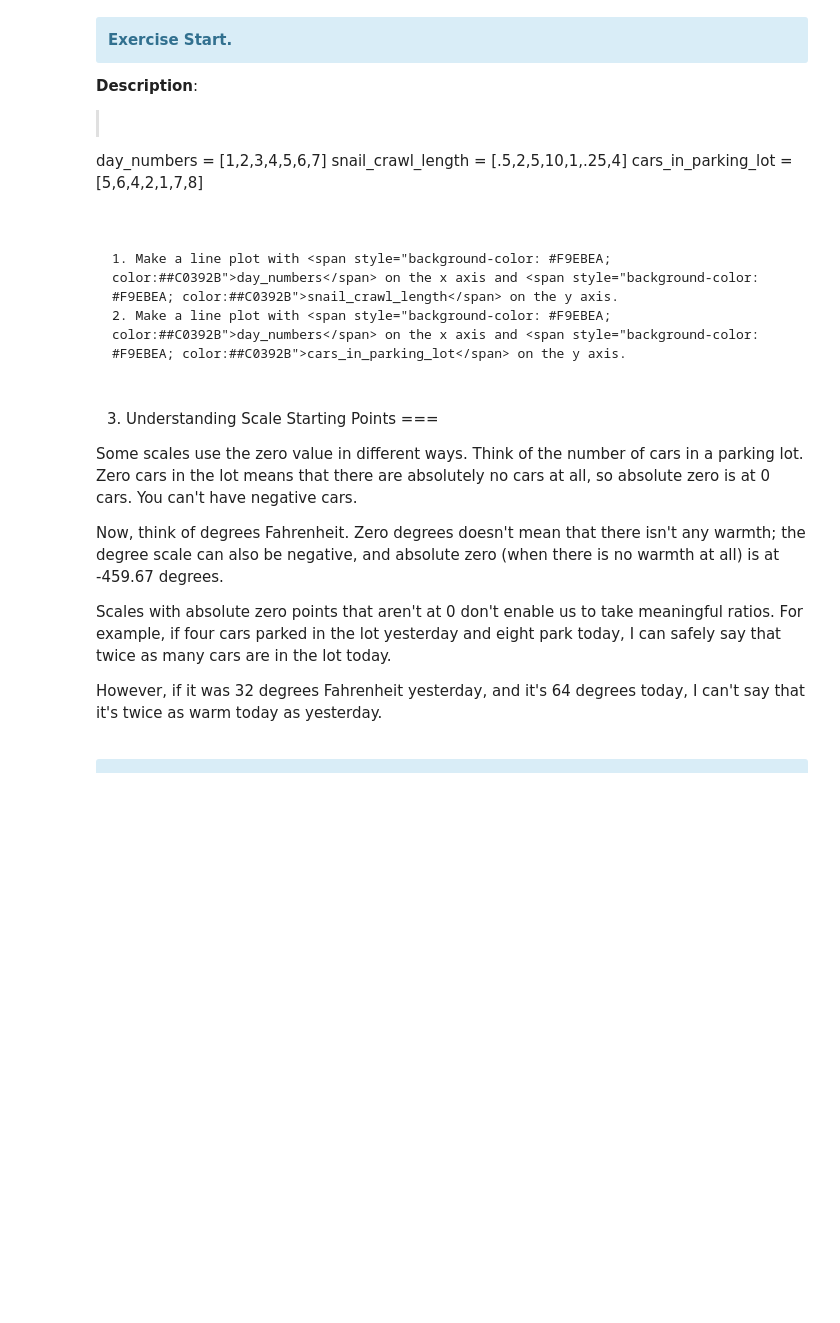
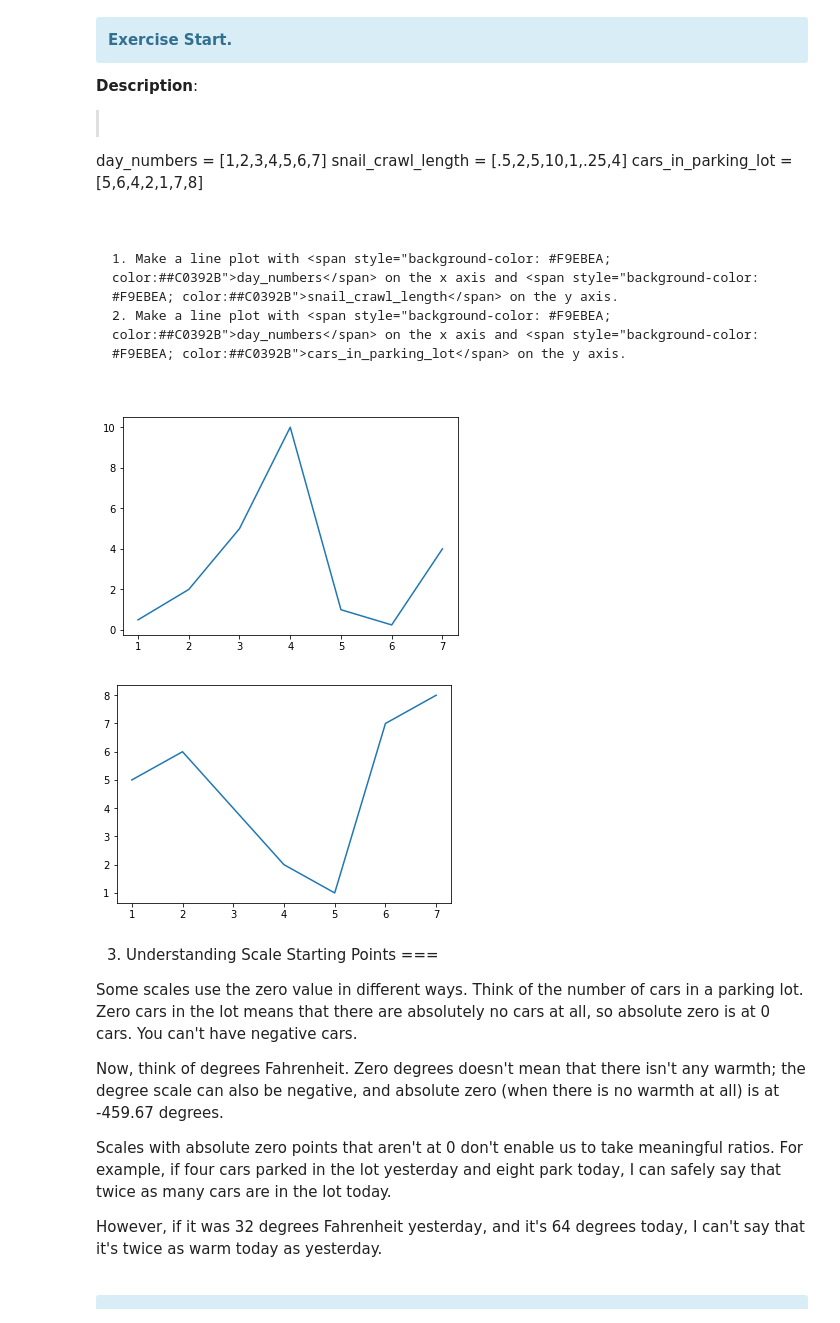
Before and after one commit to CinthiaKatiane/imd0033_2018_1, a Jupyter notebook: Aula 17 - Tipos de Escala e Medidas de Tendência Central/Scale and Central Tendency.ipynb, the cells around one changed output. Drawn from its saved outputs; the diff is of its cells as text; code cells hidden in the pictures; blank space fills up the shorter version.

```diff
--- a/Aula 17 - Tipos de Escala e Medidas de Tendência Central/Scale and Central Tendency.ipynb
+++ b/Aula 17 - Tipos de Escala e Medidas de Tendência Central/Scale and Central Tendency.ipynb
@@ -65,6 +76,20 @@ cars_in_parking_lot = [5,6,4,2,1,7,8]
 
 1. Make a line plot with <span style="background-color: #F9EBEA; color:##C0392B">day_numbers</span> on the x axis and <span style="background-color: #F9EBEA; color:##C0392B">snail_crawl_length</span> on the y axis.
 2. Make a line plot with <span style="background-color: #F9EBEA; color:##C0392B">day_numbers</span> on the x axis and <span style="background-color: #F9EBEA; color:##C0392B">cars_in_parking_lot</span> on the y axis.
+# %%
+import matplotlib.pyplot as plt
+
+day_numbers = [1,2,3,4,5,6,7]
+snail_crawl_length = [.5,2,5,10,1,.25,4]
+cars_in_parking_lot = [5,6,4,2,1,7,8]
+
+plt.plot(day_numbers, snail_crawl_length)
+plt.show()
+plt.plot(day_numbers, cars_in_parking_lot)
+plt.show()
+# %% [output]
+[figure, added]
+[figure, added]
 # %% [markdown]
 3. Understanding Scale Starting Points
 ===
```
Also changed, not shown: parts of 19 cells of this notebook.
